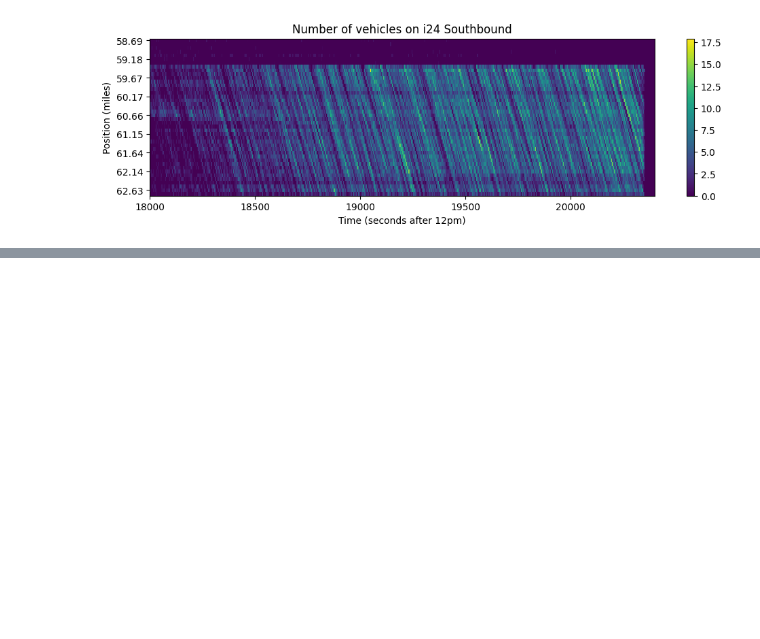
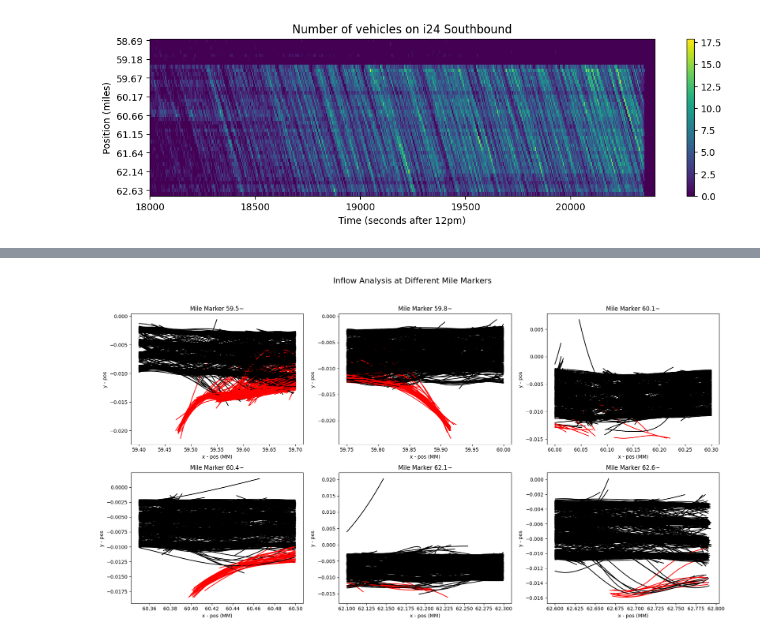
Before and after one commit to derekliussqf/TransportationProject2025_I24, a Jupyter notebook: TranspResearch__Chen&Zachary.ipynb, the cells around one changed output, grey strips where cells are left out. Saved outputs shown, nothing was run; the diff lists cells and outputs as text; code cells hidden in the pictures; blank space fills up the shorter version.

Commit message:
deleted wrong figs, updated code for show vehicle path

```diff
--- a/TranspResearch__Chen&Zachary.ipynb
+++ b/TranspResearch__Chen&Zachary.ipynb
@@ -1346,0 +1354,72 @@ plt.show()
+# %%
+# ##
+#calcuate ramp vehicle count at mile marker x
+start_time = datetime.datetime(2022, 11, 22, 7, 0)
+start_time = start_time.timestamp()
+
+
+T = 12*3600*25
+H = 3600*25
+dt = 60*25
+
+loc = ["59.5~" , "59.8~" , "60.1~" , "60.4~" ,"62.1~" , "62.6~"]
+xmin = [59.4 , 59.75 , 60.0, 60.35 , 62.1 , 62.6 ]
+xmax = [59.7 , 60.0, 60.3 , 60.5 , 62.3 , 62.8]
+
+io = [True, False, False, True , False, True]
+### setting for aggregated plot
+fig, axes = plt.subplots(nrows=2, ncols=3, figsize=(18, 10))
+fig.suptitle('Inflow Analysis at Different Mile Markers', fontsize=16)
+
+axes = axes.flatten()
+#####
+
+
+
+for j in range(6):  ###6 ramps total
+  inflow_count_t = np.zeros((12*3600*25))
+  ax = axes[j]
+
+  minx = xmin[j]
+  maxx = xmax[j]
+  ymax = -0.013
+  for i in range(len(data1)):
+
+    timestamps = np.array(data1.iloc[i]['timestamp']).astype(float) - start_time
+    timestamps = timestamps*25
+    timestamps = timestamps.astype(int)
+
+    positions = np.array(data1.iloc[i]['x_position'])/5280
+
+    y = np.array(data1.iloc[i]['y_position'])
+
+    #index = np.where((positions < 59.7)) #& (positions < 60.1))  ## at 59.7~
+    index = np.where((positions < maxx) & (positions > minx )) ###obtain pos index when x withinm ramp
+
+    positions = positions[index]
+    timestamps = timestamps[index]
+    y = y[index]/5280 ## get all  y pos when x pos within the ramp
+    #print(y)
+    if len(positions) == 0:
+        # print('no data')
+        continue
+    color = 'black'
+    if io[j]: ### outlet, final y value smaller than threshold
+      if y[0] < ymax : ### inlet, initial  y value smaller than threshold
+      #print(y[3])
+        color = 'red'
+    elif y[-1] < ymax:
+        color = 'red'
+
+
+    ax.plot(positions, y, color=color)
+
+
+
+  ax.set_title(f'Mile Marker {loc[j]}')
+  ax.set_xlabel('x - pos (MM)')
+  ax.set_ylabel('y - pos ')
+plt.tight_layout(rect=[0, 0, 1, 0.95])
+plt.show()
+# %% [output]
+[figure, added]
```
Also changed, not shown: parts of 1 cell of this notebook, 6 other files.
